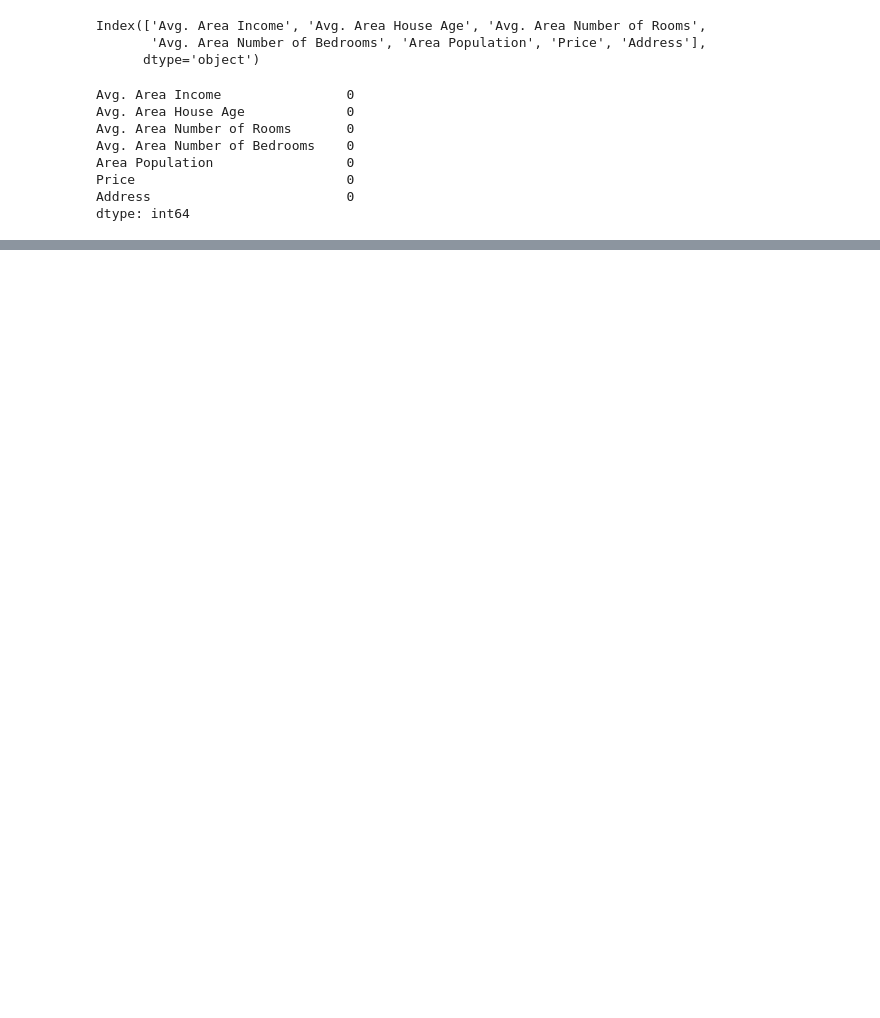
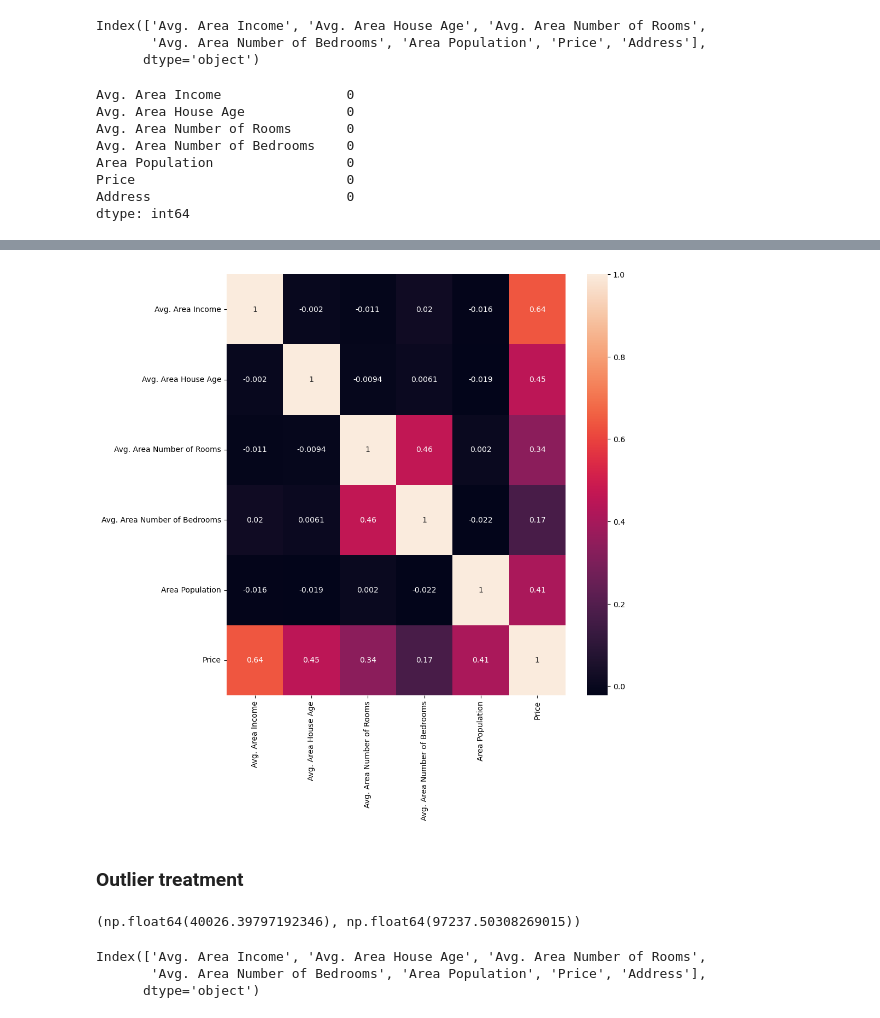
Before and after one commit to Preksha1404/AI-ML-training, a Jupyter notebook: Regression_Mini_Task/Regression_Mini_Task.ipynb, the cells around one changed output, grey strips where cells are left out. Drawn from its saved outputs; the diff is of its cells as text; code cells hidden in the pictures; blank space fills up the shorter version.

```diff
--- a/Regression_Mini_Task/Regression_Mini_Task.ipynb
+++ b/Regression_Mini_Task/Regression_Mini_Task.ipynb
@@ -83,0 +149,9 @@ Name: Address, Length: 5000, dtype: object
+# %%
+# Heatmap to identify coorelation between independent and dependent variables
+plt.figure(figsize=(10,10))
+sns.heatmap(numeric_cols.corr(),annot=True)
+plt.show()
+# %% [output]
+[figure, added]
+# %% [markdown]
+### Outlier treatment
@@ -83,0 +166,10 @@ Name: Address, Length: 5000, dtype: object
+# %%
+wisker(df['Avg. Area Income'])
+# %% [output]
+(np.float64(40026.39797192346), np.float64(97237.50308269015))
+# %%
+df.columns
+# %% [output]
+Index(['Avg. Area Income', 'Avg. Area House Age', 'Avg. Area Number of Rooms',
+       'Avg. Area Number of Bedrooms', 'Area Population', 'Price', 'Address'],
+      dtype='object')
```
Also changed, not shown: parts of 38 cells of this notebook, 1 other file.
